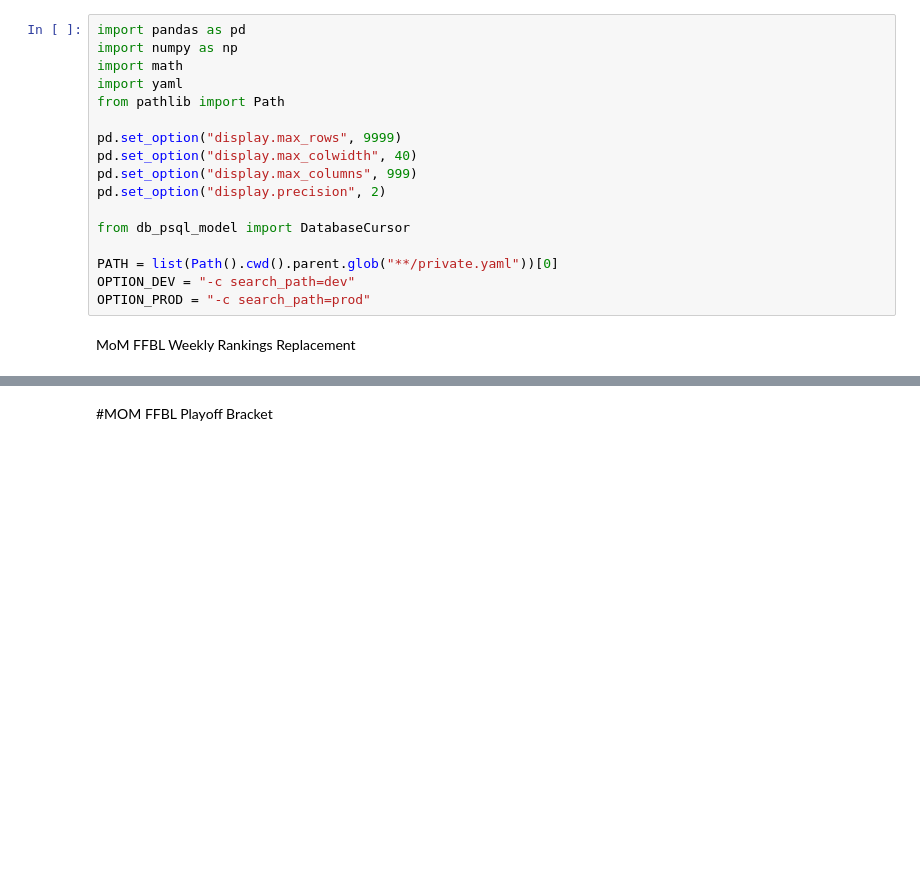
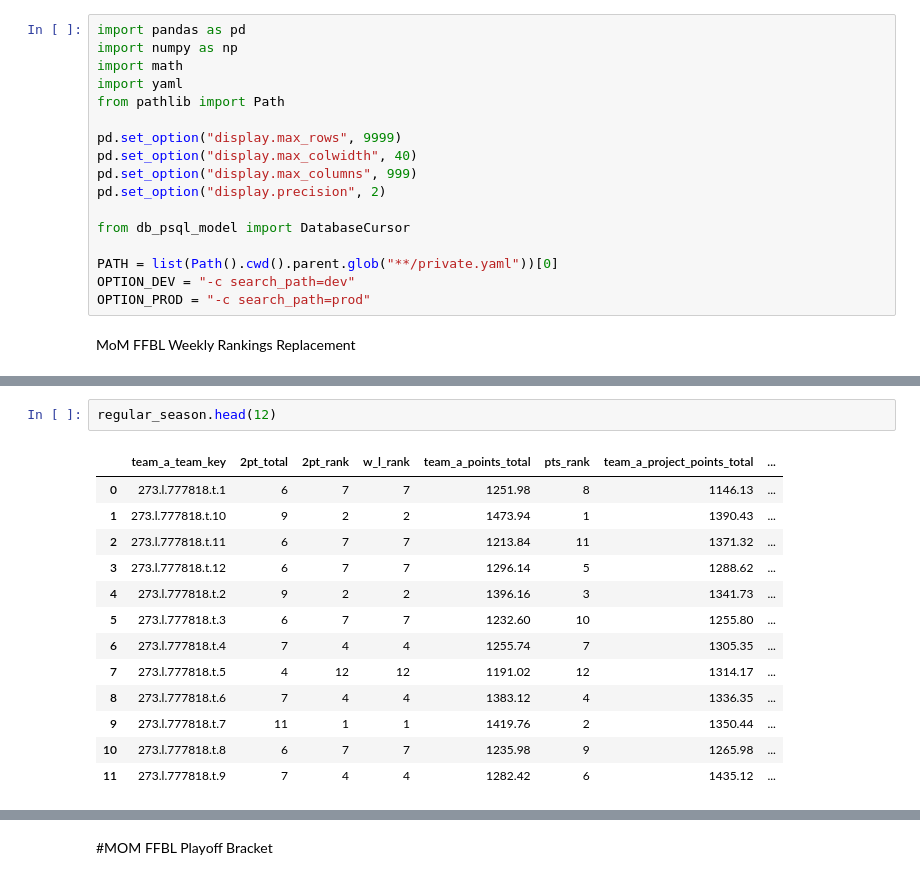
Before and after one commit to cuddebtj/Yahoo_Data, a Jupyter notebook: scripts/worksheet_2.ipynb, the cells around one changed output, grey strips where cells are left out. Cells and saved outputs as stored; diff of their text form; blank space fills up the shorter version.

```diff
--- a/scripts/worksheet_2.ipynb
+++ b/scripts/worksheet_2.ipynb
@@ -245,0 +158,16 @@ DatabaseCursor(PATH, options=OPTION_PROD).copy_table_to_postgres_new(
+# %%
+regular_season.head(12)
+# %% [output]
+|  | team_a_team_key | 2pt_total | 2pt_rank | w_l_rank | team_a_points_total | pts_rank | team_a_project_points_total | ... |
+| 0 | 273.l.777818.t.1 | 6 | 7 | 7 | 1251.98 | 8 | 1146.13 | ... |
+| 1 | 273.l.777818.t.10 | 9 | 2 | 2 | 1473.94 | 1 | 1390.43 | ... |
+| 2 | 273.l.777818.t.11 | 6 | 7 | 7 | 1213.84 | 11 | 1371.32 | ... |
+| 3 | 273.l.777818.t.12 | 6 | 7 | 7 | 1296.14 | 5 | 1288.62 | ... |
+| 4 | 273.l.777818.t.2 | 9 | 2 | 2 | 1396.16 | 3 | 1341.73 | ... |
+| 5 | 273.l.777818.t.3 | 6 | 7 | 7 | 1232.60 | 10 | 1255.80 | ... |
+| 6 | 273.l.777818.t.4 | 7 | 4 | 4 | 1255.74 | 7 | 1305.35 | ... |
+| 7 | 273.l.777818.t.5 | 4 | 12 | 12 | 1191.02 | 12 | 1314.17 | ... |
+| 8 | 273.l.777818.t.6 | 7 | 4 | 4 | 1383.12 | 4 | 1336.35 | ... |
+| 9 | 273.l.777818.t.7 | 11 | 1 | 1 | 1419.76 | 2 | 1350.44 | ... |
+| 10 | 273.l.777818.t.8 | 6 | 7 | 7 | 1235.98 | 9 | 1265.98 | ... |
+| 11 | 273.l.777818.t.9 | 7 | 4 | 4 | 1282.42 | 6 | 1435.12 | ... |
```
Also changed, not shown: parts of 5 cells of this notebook, 3 other files.
